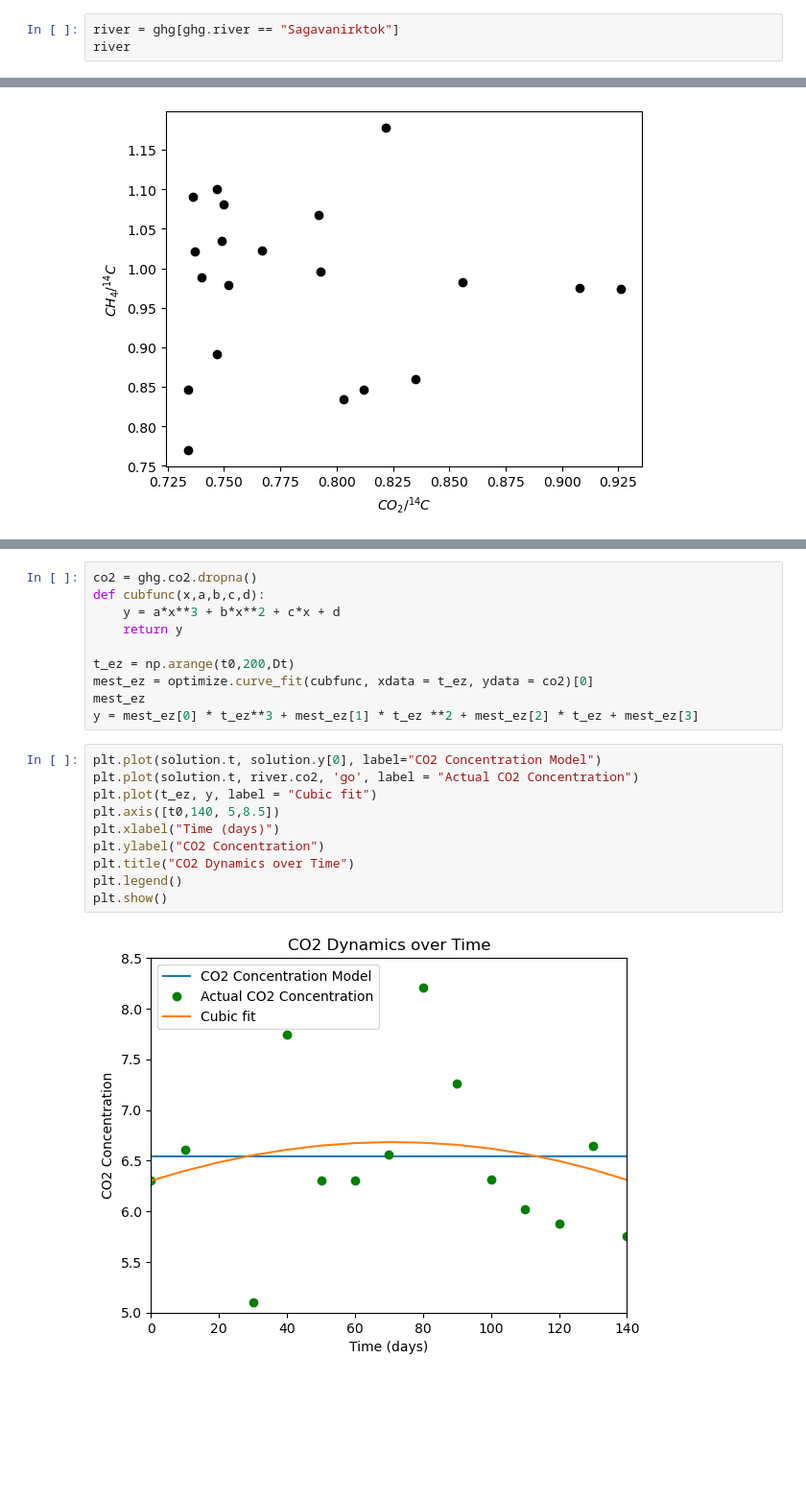
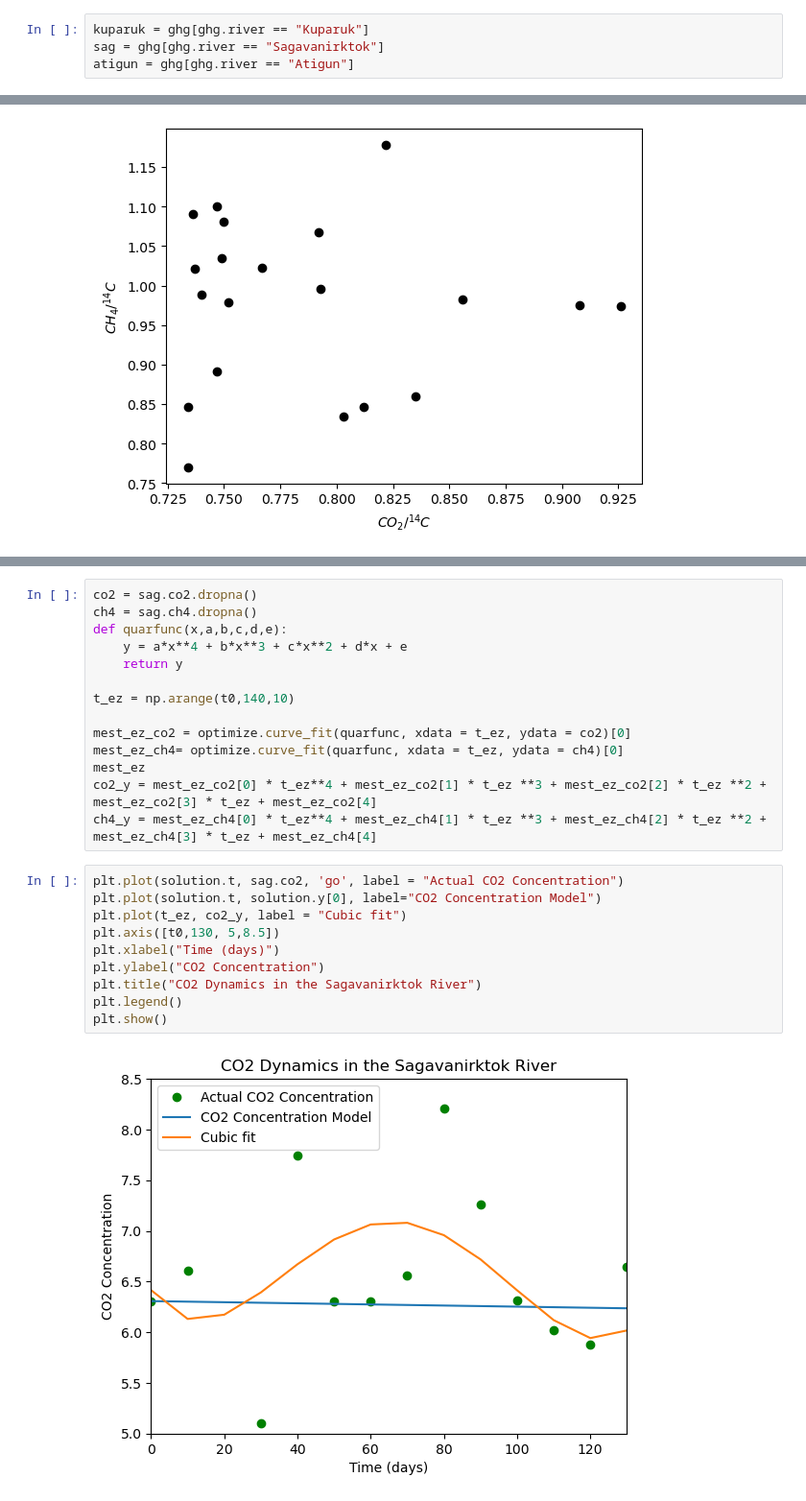
Before and after one commit to asm2296/Assignments, a Jupyter notebook: final project.ipynb, the cells around one changed output, grey strips where cells are left out. Shown: that part at 96% size. Cells and saved outputs as stored; diff of their text form; blank space fills up the shorter version.

```diff
--- a/final project.ipynb
+++ b/final project.ipynb
@@ -44,5 +44,6 @@ plt.show()
 # %% [output]
 [figure]
 # %%
-river = ghg[ghg.river == "Sagavanirktok"]
-river
+kuparuk = ghg[ghg.river == "Kuparuk"]
+sag = ghg[ghg.river == "Sagavanirktok"]
+atigun = ghg[ghg.river == "Atigun"]
@@ -129,22 +150,26 @@ solution = solve_ivp(carbon_dioxide, t_span= [t0, tmax],y0 = [C_in],
 # %%
-co2 = ghg.co2.dropna()
-def cubfunc(x,a,b,c,d):
-    y = a*x**3 + b*x**2 + c*x + d
+co2 = sag.co2.dropna()
+ch4 = sag.ch4.dropna()
+def quarfunc(x,a,b,c,d,e):
+    y = a*x**4 + b*x**3 + c*x**2 + d*x + e
     return y
 
-t_ez = np.arange(t0,200,Dt)
-mest_ez = optimize.curve_fit(cubfunc, xdata = t_ez, ydata = co2)[0]
+t_ez = np.arange(t0,140,10)
+
+mest_ez_co2 = optimize.curve_fit(quarfunc, xdata = t_ez, ydata = co2)[0]
+mest_ez_ch4= optimize.curve_fit(quarfunc, xdata = t_ez, ydata = ch4)[0]
 mest_ez
-y = mest_ez[0] * t_ez**3 + mest_ez[1] * t_ez **2 + mest_ez[2] * t_ez + mest_ez[3]
+co2_y = mest_ez_co2[0] * t_ez**4 + mest_ez_co2[1] * t_ez **3 + mest_ez_co2[2] * t_ez **2 + mest_ez_co2[3] * t_ez + mest_ez_co2[4]
+ch4_y = mest_ez_ch4[0] * t_ez**4 + mest_ez_ch4[1] * t_ez **3 + mest_ez_ch4[2] * t_ez **2 + mest_ez_ch4[3] * t_ez + mest_ez_ch4[4]
 # %%
+plt.plot(solution.t, sag.co2, 'go', label = "Actual CO2 Concentration")
 plt.plot(solution.t, solution.y[0], label="CO2 Concentration Model")
-plt.plot(solution.t, river.co2, 'go', label = "Actual CO2 Concentration")
-plt.plot(t_ez, y, label = "Cubic fit")
-plt.axis([t0,140, 5,8.5])
+plt.plot(t_ez, co2_y, label = "Cubic fit")
+plt.axis([t0,130, 5,8.5])
 plt.xlabel("Time (days)")
 plt.ylabel("CO2 Concentration")
-plt.title("CO2 Dynamics over Time")
+plt.title("CO2 Dynamics in the Sagavanirktok River")
 plt.legend()
 plt.show()
 # %% [output]
-[figure, old version]
+[figure, new version]
```
Also changed, not shown: parts of 8 cells of this notebook.
